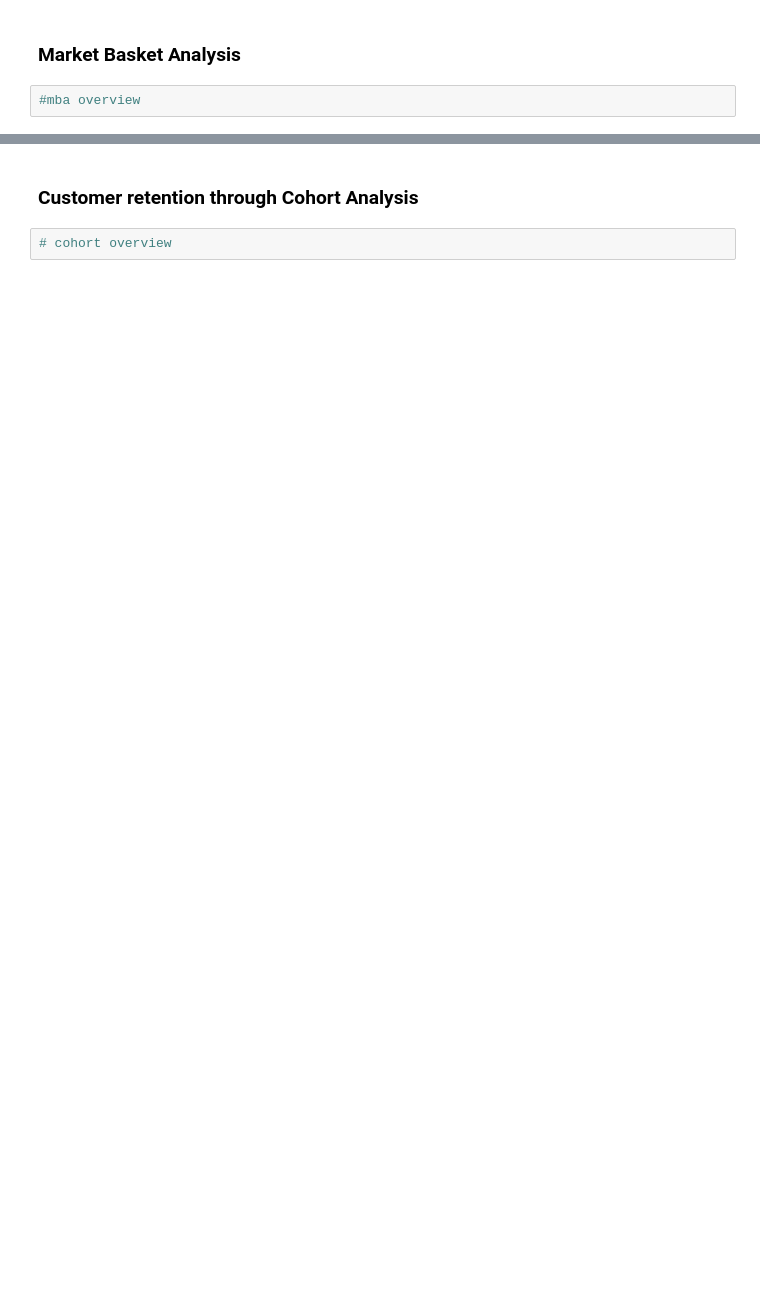
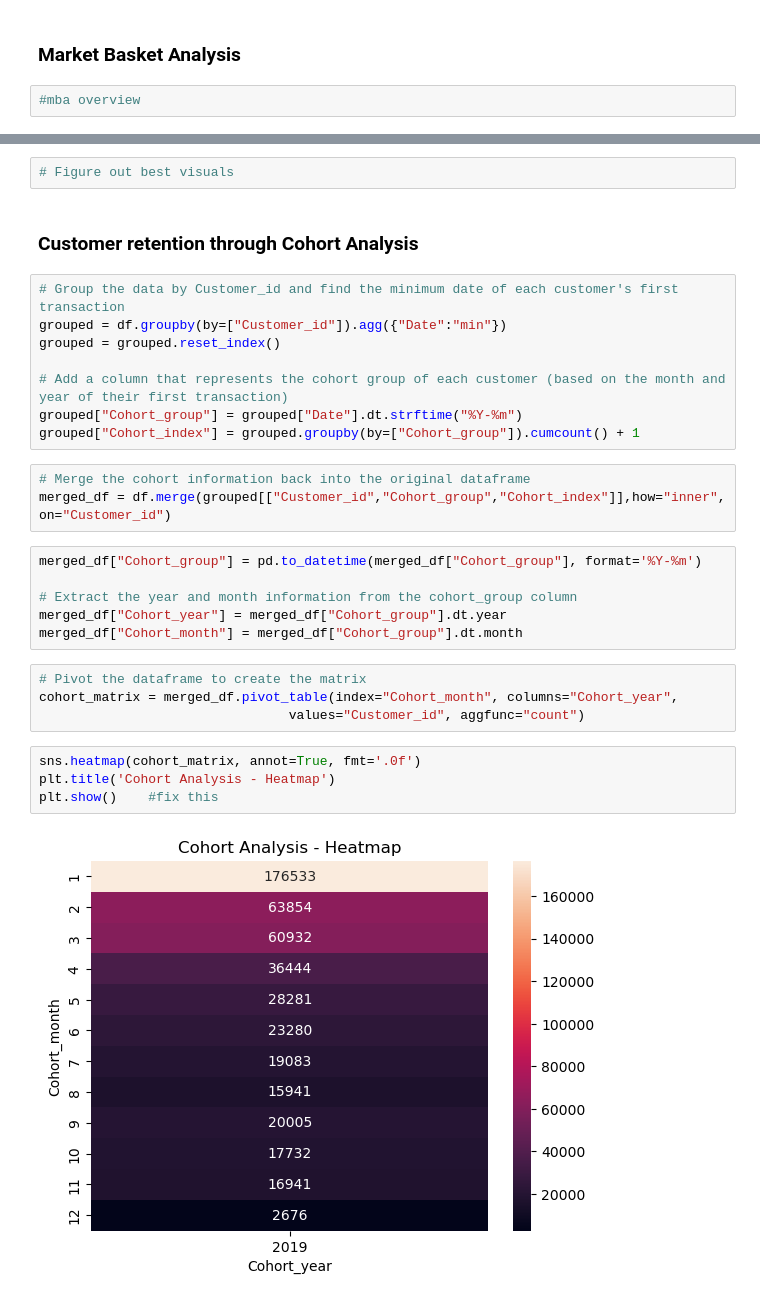
Before and after one commit to SyNikolai/EcommerceAnalytics, a Jupyter notebook: ecommerce.ipynb, the cells around one changed output, grey strips where cells are left out. Cells and saved outputs as stored; diff of their text form; blank space fills up the shorter version.

```diff
--- a/ecommerce.ipynb
+++ b/ecommerce.ipynb
@@ -674,4 +664,31 @@ class RFM:
+# %%
+# Figure out best visuals
 # %% [markdown]
 ### Customer retention through Cohort Analysis <a class="anchor" id="customer-retention-through-cohort-analysis"></a>
-# %%
-# cohort overview
+# %%
+# Group the data by Customer_id and find the minimum date of each customer's first transaction
+grouped = df.groupby(by=["Customer_id"]).agg({"Date":"min"})
+grouped = grouped.reset_index()
+
+# Add a column that represents the cohort group of each customer (based on the month and year of their first transaction)
+grouped["Cohort_group"] = grouped["Date"].dt.strftime("%Y-%m")
+grouped["Cohort_index"] = grouped.groupby(by=["Cohort_group"]).cumcount() + 1
+# %%
+# Merge the cohort information back into the original dataframe
+merged_df = df.merge(grouped[["Customer_id","Cohort_group","Cohort_index"]],how="inner", on="Customer_id")
+# %%
+merged_df["Cohort_group"] = pd.to_datetime(merged_df["Cohort_group"], format='%Y-%m')
+
+# Extract the year and month information from the cohort_group column
+merged_df["Cohort_year"] = merged_df["Cohort_group"].dt.year
+merged_df["Cohort_month"] = merged_df["Cohort_group"].dt.month
+# %%
+# Pivot the dataframe to create the matrix
+cohort_matrix = merged_df.pivot_table(index="Cohort_month", columns="Cohort_year",
+                                values="Customer_id", aggfunc="count")
+# %%
+sns.heatmap(cohort_matrix, annot=True, fmt='.0f')
+plt.title('Cohort Analysis - Heatmap')
+plt.show()    #fix this
+# %% [output]
+[figure, added]
```
Also changed, not shown: parts of 28 cells of this notebook.
